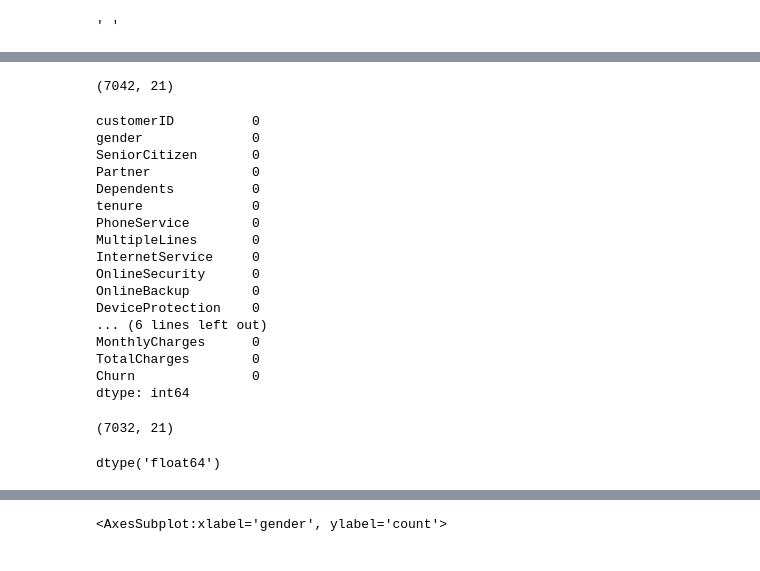
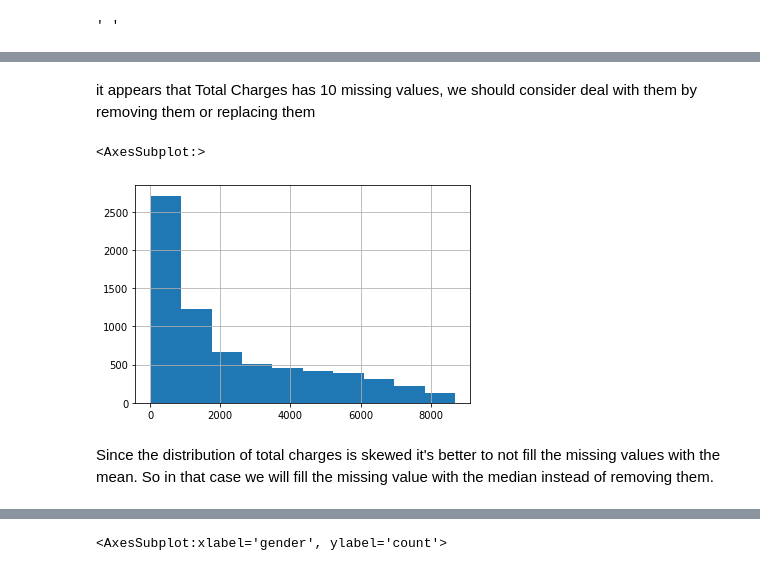
Before and after one commit to mahdihammi/Customer-Churn-Prediction, a Jupyter notebook: churn_customer .ipynb, the cells around one changed output, grey strips where cells are left out. Saved outputs shown, nothing was run; the diff lists cells and outputs as text; code cells hidden in the pictures.

```diff
--- a/churn_customer .ipynb
+++ b/churn_customer .ipynb
@@ -91,37 +175,17 @@ MonthlyCharges       0
 TotalCharges        10
 Churn                0
 dtype: int64
+# %% [markdown]
+
+
+it appears that Total Charges has 10 missing values, we should consider deal with them by removing them or replacing them
 # %%
-df.shape
+df['TotalCharges'].hist()
 # %% [output]
-(7042, 21)
+<AxesSubplot:>
+[figure, added]
+# %% [markdown]
+Since the distribution of total charges is skewed it's better to not fill the missing values with the mean.
+So in that case we will fill the missing value with the median instead of removing them.
 # %%
-df = df.dropna()
-df.isnull().sum()
+df['TotalCharges'] = df['TotalCharges'].fillna(df['TotalCharges'].median())
-# %% [output]
-customerID          0
-gender              0
-SeniorCitizen       0
-Partner             0
-Dependents          0
-tenure              0
-PhoneService        0
-MultipleLines       0
-InternetService     0
-OnlineSecurity      0
-OnlineBackup        0
-DeviceProtection    0
-... (6 lines left out)
-MonthlyCharges      0
-TotalCharges        0
-Churn               0
-dtype: int64
-# %%
-df.shape
-# %% [output]
-(7032, 21)
-# %%
-df['TotalCharges'] = df['TotalCharges'].astype('float')
-df['TotalCharges'].dtype
-# %% [output]
-dtype('float64')
```
Also changed, not shown: parts of 86 cells of this notebook, 5 other files.
